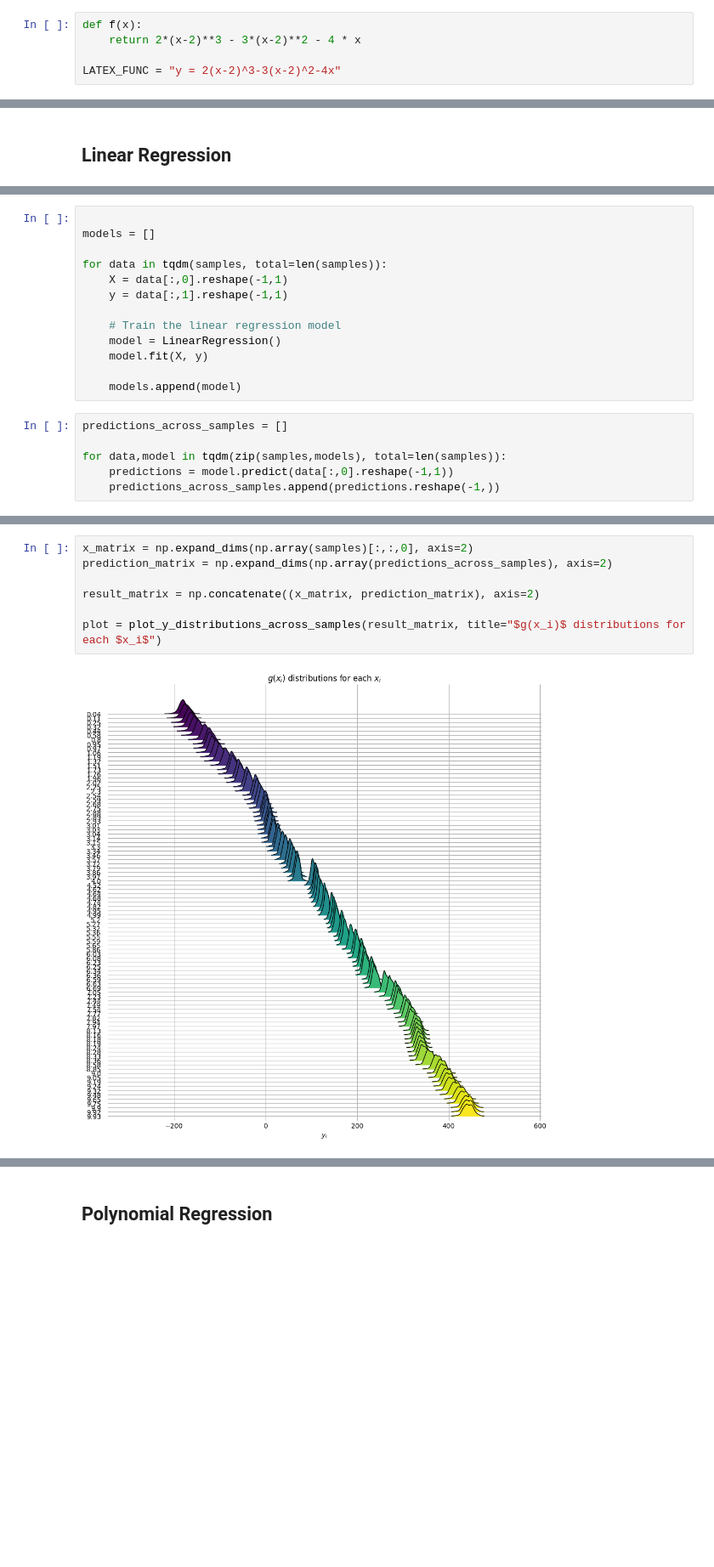
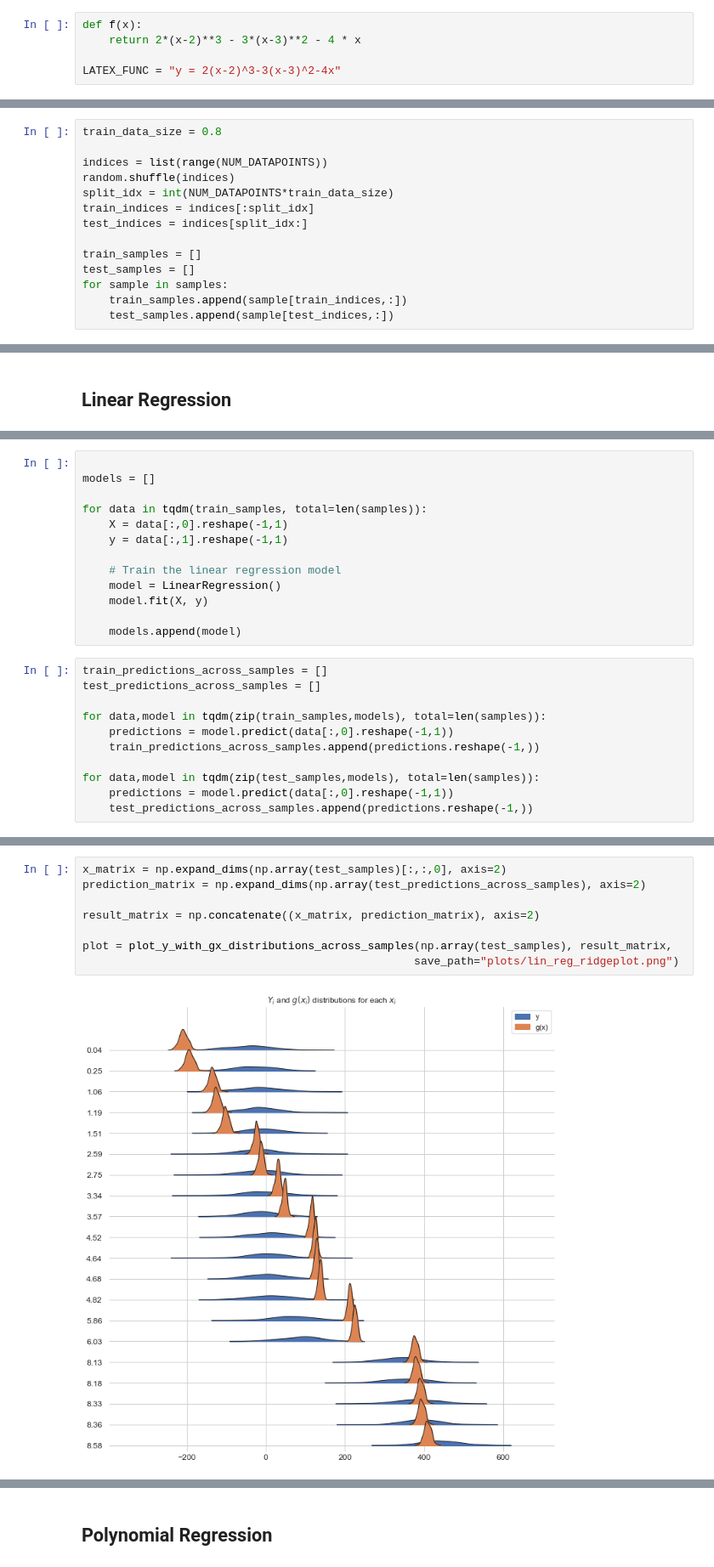
Before and after one commit to Dion11235/ML_concepts_visualized, a Jupyter notebook: bias-variance-tradeoff.ipynb, the cells around one changed output, grey strips where cells are left out. Shown at 85% size. Drawn from its saved outputs; the diff is of its cells as text; blank space fills up the shorter version.

```diff
--- a/bias-variance-tradeoff.ipynb
+++ b/bias-variance-tradeoff.ipynb
@@ -22,8 +23,8 @@ NOISE_STD_DEV = 50
 # Utility functions
 # %%
 def f(x):
-    return 2*(x-2)**3 - 3*(x-2)**2 - 4 * x
+    return 2*(x-2)**3 - 3*(x-3)**2 - 4 * x
 
-LATEX_FUNC = "y = 2(x-2)^3-3(x-2)^2-4x"
+LATEX_FUNC = "y = 2(x-2)^3-3(x-3)^2-4x"
 # %%
 
@@ -215,3 +269,17 @@ plot = plot_y_distributions_across_samples(np.array(samples))
+# %%
+train_data_size = 0.8
+
+indices = list(range(NUM_DATAPOINTS))
+random.shuffle(indices)
+split_idx = int(NUM_DATAPOINTS*train_data_size)
+train_indices = indices[:split_idx]
+test_indices = indices[split_idx:]
+
+train_samples = []
+test_samples = []
+for sample in samples:
+    train_samples.append(sample[train_indices,:])
+    test_samples.append(sample[test_indices,:])
 # %% [markdown]
 # Modelling
 # %% [markdown]
@@ -233,7 +301,7 @@ array([[  6.252     , 155.30129314],
 
 models = []
 
-for data in tqdm(samples, total=len(samples)):
+for data in tqdm(train_samples, total=len(samples)):
     X = data[:,0].reshape(-1,1)
     y = data[:,1].reshape(-1,1)
 
@@ -243,9 +311,14 @@ for data in tqdm(samples, total=len(samples)):
 
     models.append(model)
 # %%
-predictions_across_samples = []
+train_predictions_across_samples = []
+test_predictions_across_samples = []
 
-for data,model in tqdm(zip(samples,models), total=len(samples)):
+for data,model in tqdm(zip(train_samples,models), total=len(samples)):
     predictions = model.predict(data[:,0].reshape(-1,1))
-    predictions_across_samples.append(predictions.reshape(-1,))
+    train_predictions_across_samples.append(predictions.reshape(-1,))
+
+for data,model in tqdm(zip(test_samples,models), total=len(samples)):
+    predictions = model.predict(data[:,0].reshape(-1,1))
+    test_predictions_across_samples.append(predictions.reshape(-1,))
 # %%
@@ -301,9 +376,10 @@ plot_regression_lines(samples, models)
 # %%
-x_matrix = np.expand_dims(np.array(samples)[:,:,0], axis=2)
-prediction_matrix = np.expand_dims(np.array(predictions_across_samples), axis=2)
+x_matrix = np.expand_dims(np.array(test_samples)[:,:,0], axis=2)
+prediction_matrix = np.expand_dims(np.array(test_predictions_across_samples), axis=2)
 
 result_matrix = np.concatenate((x_matrix, prediction_matrix), axis=2)
 
-plot = plot_y_distributions_across_samples(result_matrix, title="$g(x_i)$ distributions for each $x_i$")
+plot = plot_y_with_gx_distributions_across_samples(np.array(test_samples), result_matrix,
+                                                  save_path="plots/lin_reg_ridgeplot.png")
 # %% [output]
-[figure, old version]
+[figure, new version]
```
Also changed, not shown: parts of 21 cells of this notebook.
